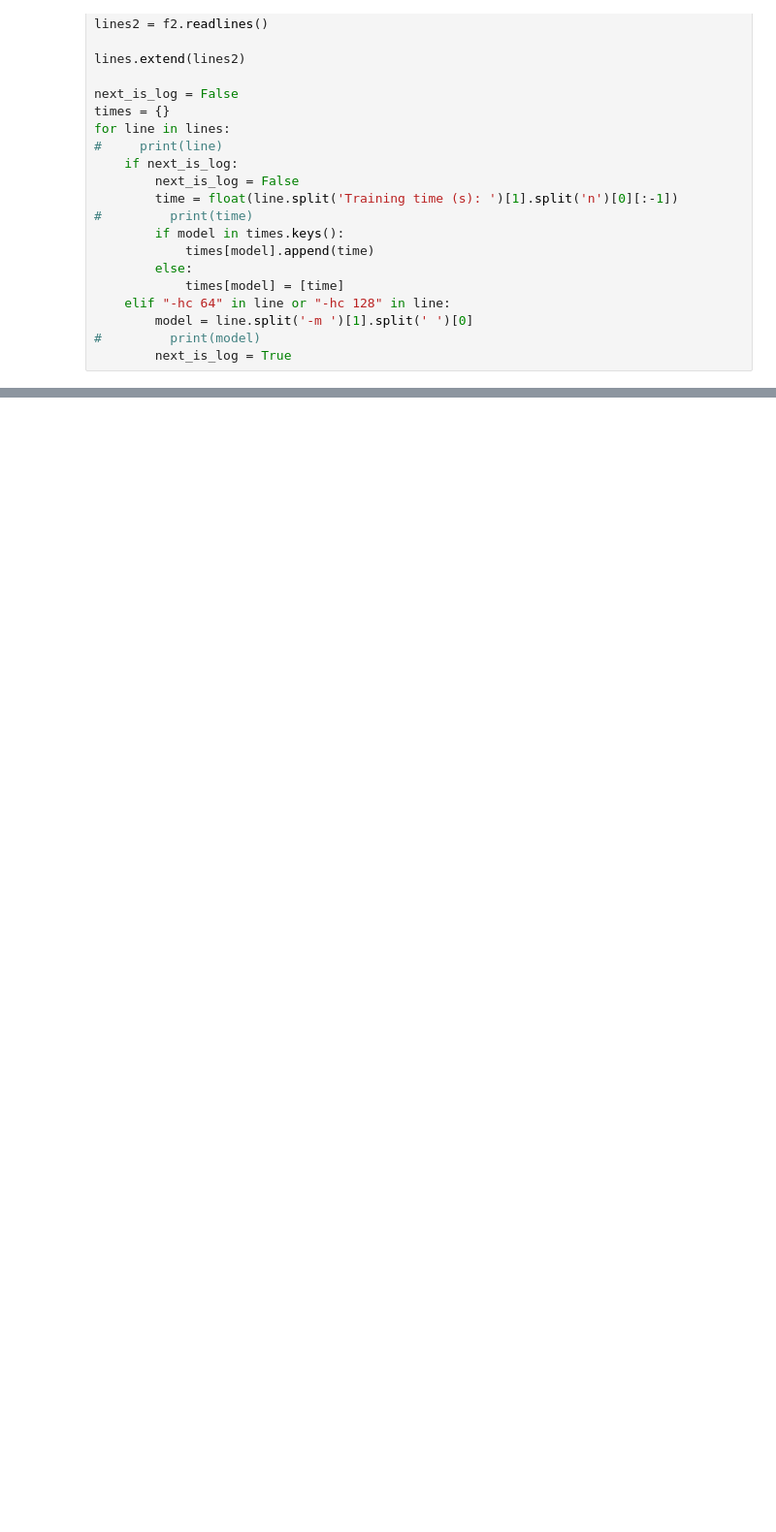
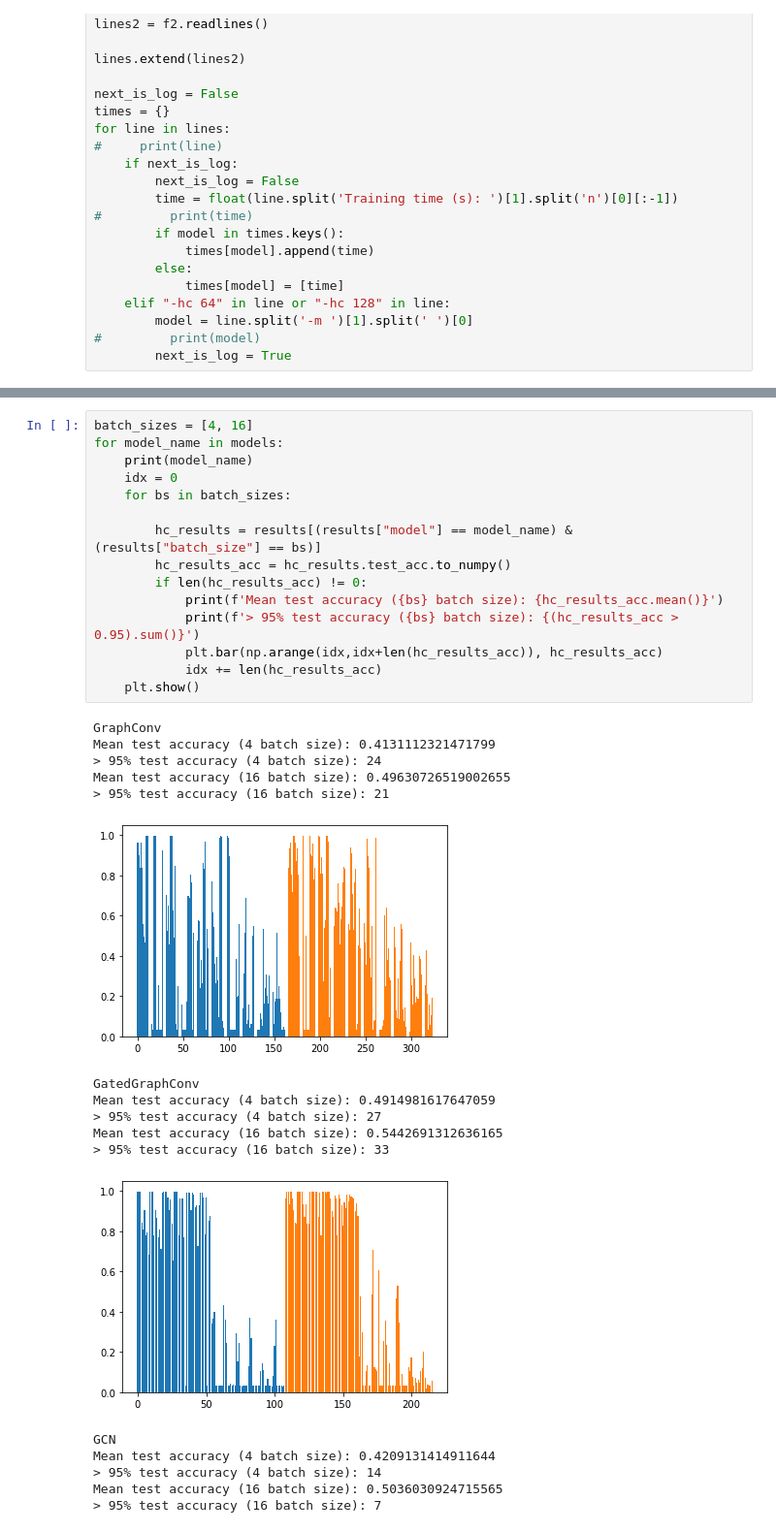
Before and after one commit to yff12345/g, a Jupyter notebook: participant_classification/experiment_results_exploration.ipynb, the cells around one changed output, grey strips where cells are left out. Shown: that part at 97% size. Saved outputs shown, nothing was run; the diff lists cells and outputs as text; blank space fills up the shorter version.

```diff
--- a/participant_classification/experiment_results_exploration.ipynb
+++ b/participant_classification/experiment_results_exploration.ipynb
@@ -448,0 +517,33 @@ GraphConv 222.0
+# %%
+batch_sizes = [4, 16]
+for model_name in models:
+    print(model_name)
+    idx = 0
+    for bs in batch_sizes:
+
+        hc_results = results[(results["model"] == model_name) & (results["batch_size"] == bs)]
+        hc_results_acc = hc_results.test_acc.to_numpy()
+        if len(hc_results_acc) != 0:
+            print(f'Mean test accuracy ({bs} batch size): {hc_results_acc.mean()}')
+            print(f'> 95% test accuracy ({bs} batch size): {(hc_results_acc > 0.95).sum()}')
+            plt.bar(np.arange(idx,idx+len(hc_results_acc)), hc_results_acc)
+            idx += len(hc_results_acc)
+    plt.show()
+# %% [output]
+GraphConv
+Mean test accuracy (4 batch size): 0.4131112321471799
+> 95% test accuracy (4 batch size): 24
+Mean test accuracy (16 batch size): 0.49630726519002655
+> 95% test accuracy (16 batch size): 21
+[figure, added]
+GatedGraphConv
+Mean test accuracy (4 batch size): 0.4914981617647059
+> 95% test accuracy (4 batch size): 27
+Mean test accuracy (16 batch size): 0.5442691312636165
+> 95% test accuracy (16 batch size): 33
+[figure, added]
+GCN
+Mean test accuracy (4 batch size): 0.4209131414911644
+> 95% test accuracy (4 batch size): 14
+Mean test accuracy (16 batch size): 0.5036030924715565
+> 95% test accuracy (16 batch size): 7
```
Also changed, not shown: parts of 6 cells of this notebook.
